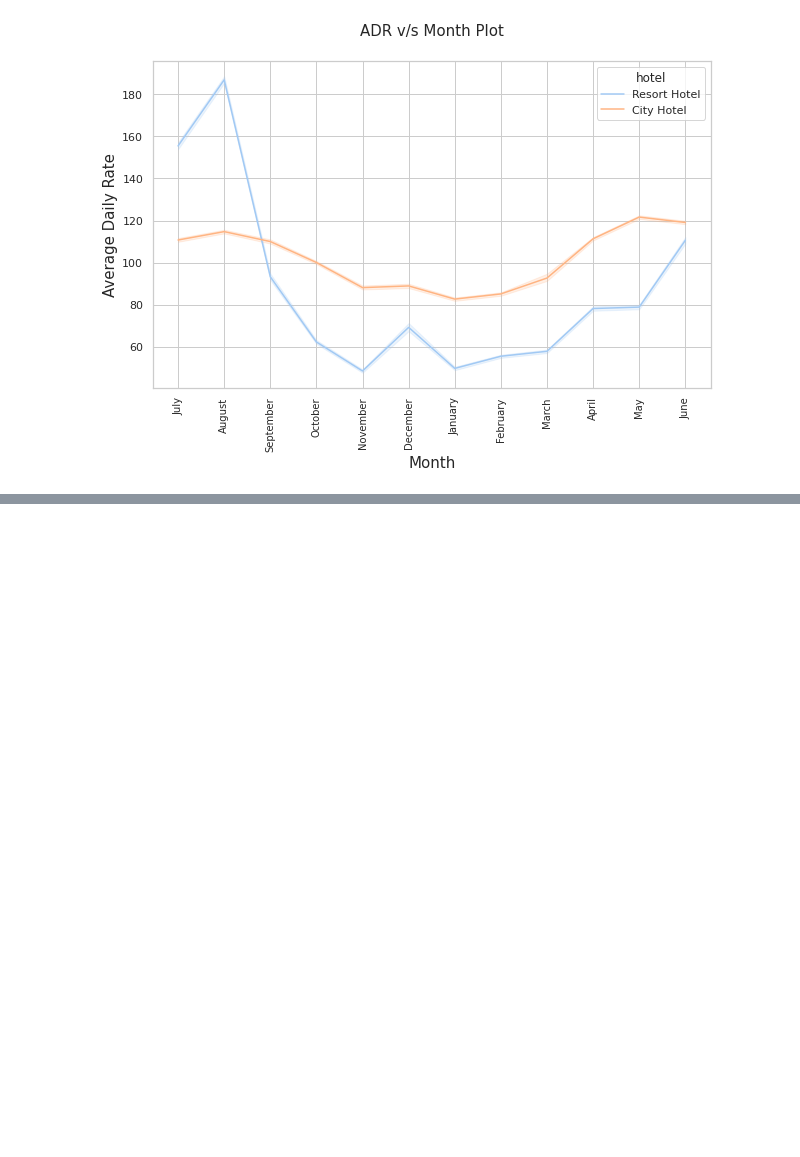
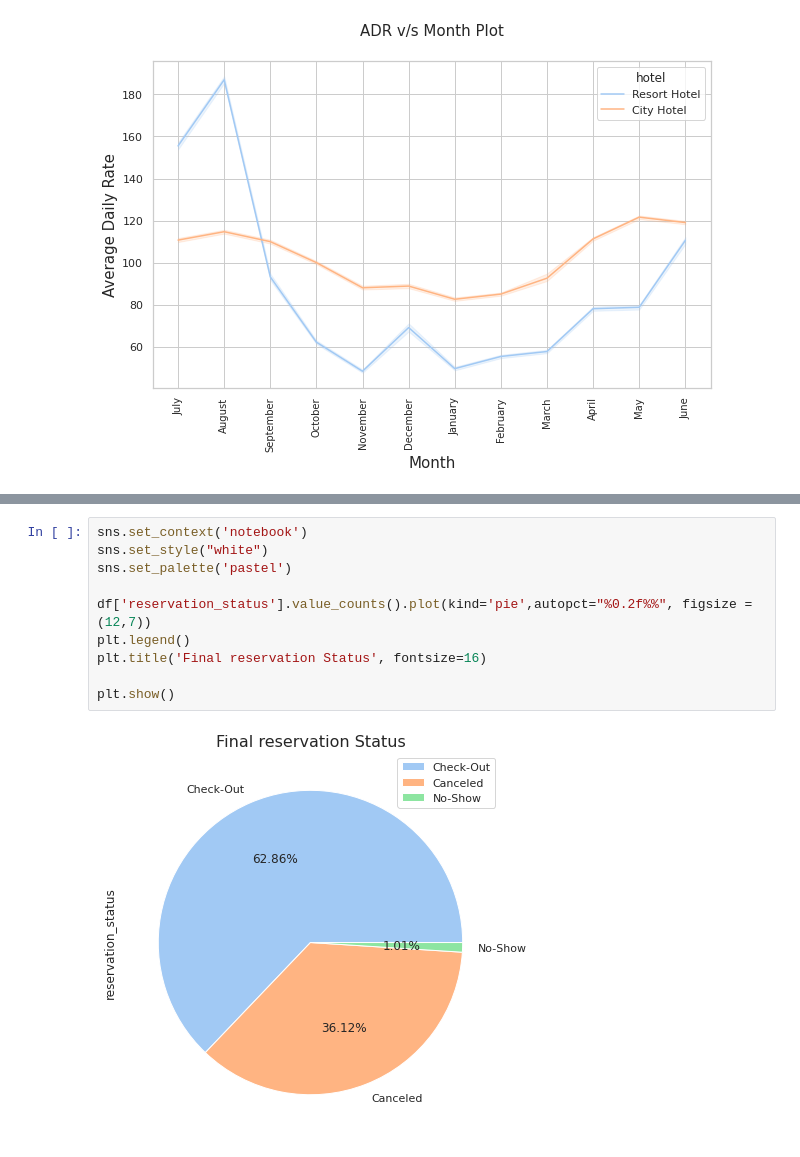
Before and after one commit to mdabushad/Hotel-Booking-Analysis-EDA-Capstone, a Jupyter notebook: data_machines_Hotel_Booking_Analysis_Capstone_Project.ipynb, the cells around one changed output, grey strips where cells are left out. Saved outputs shown, nothing was run; the diff lists cells and outputs as text; blank space fills up the shorter version.

```diff
--- a/data_machines_Hotel_Booking_Analysis_Capstone_Project.ipynb
+++ b/data_machines_Hotel_Booking_Analysis_Capstone_Project.ipynb
@@ -621,0 +684,12 @@ plt.show()
+# %%
+sns.set_context('notebook')
+sns.set_style("white")
+sns.set_palette('pastel')
+
+df['reservation_status'].value_counts().plot(kind='pie',autopct="%0.2f%%", figsize = (12,7))
+plt.legend()
+plt.title('Final reservation Status', fontsize=16)
+
+plt.show()
+# %% [output]
+[figure, added]
```
Also changed, not shown: parts of 23 cells of this notebook.
